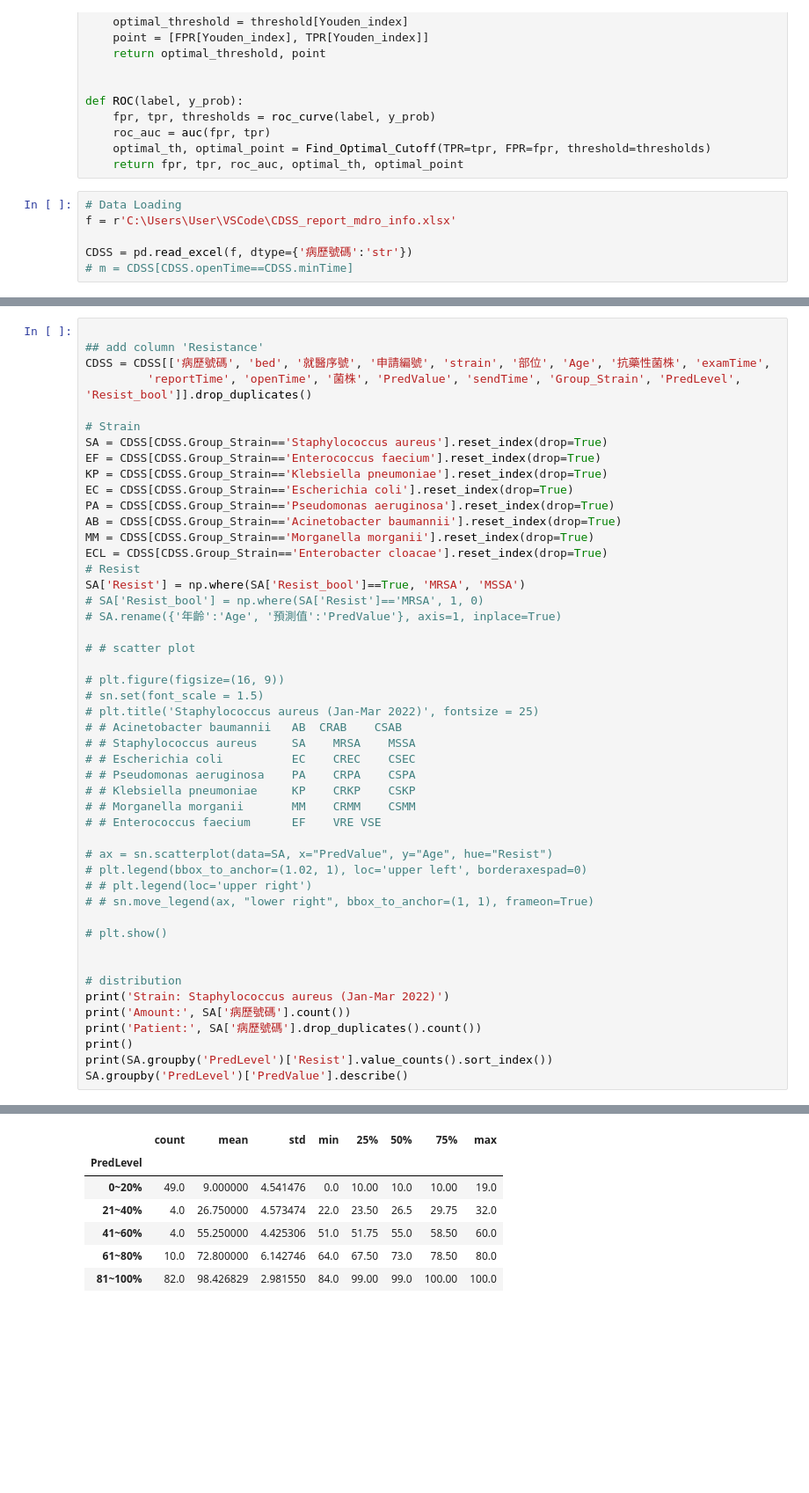
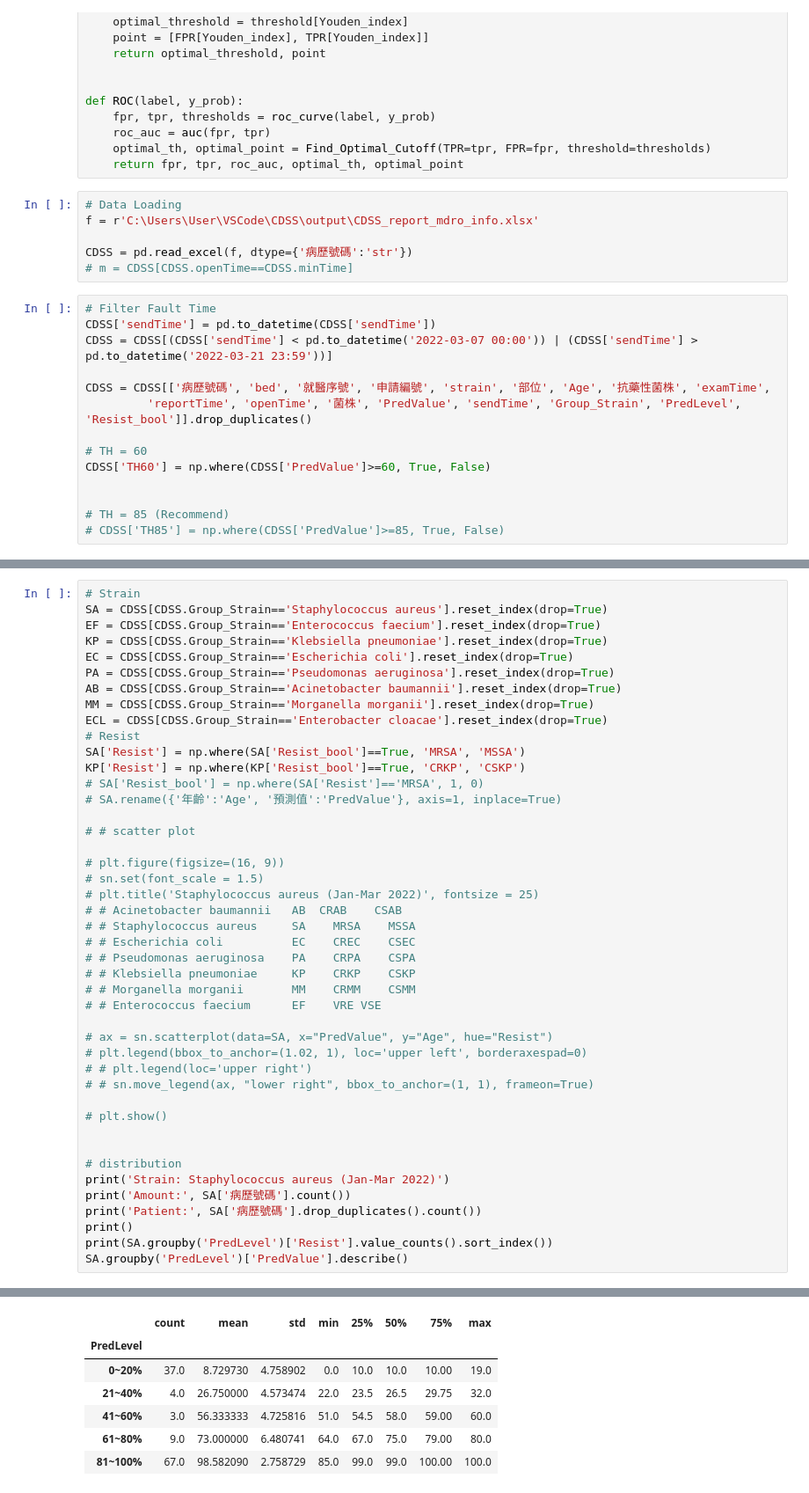
Before and after one commit to ChunWeiPeng/CMUH, a Jupyter notebook: CDSS_SA.ipynb, the cells around one changed output, grey strips where cells are left out. Shown at 88% size. Drawn from its saved outputs; the diff is of its cells as text; blank space fills up the shorter version.

```diff
--- a/CDSS_SA.ipynb
+++ b/CDSS_SA.ipynb
@@ -26,7 +26,21 @@ def ROC(label, y_prob):
     return fpr, tpr, roc_auc, optimal_th, optimal_point
 # %%
 # Data Loading
-f = r'C:\Users\User\VSCode\CDSS_report_mdro_info.xlsx'
+f = r'C:\Users\User\VSCode\CDSS\output\CDSS_report_mdro_info.xlsx'
 
 CDSS = pd.read_excel(f, dtype={'病歷號碼':'str'})
 # m = CDSS[CDSS.openTime==CDSS.minTime]
+# %%
+# Filter Fault Time
+CDSS['sendTime'] = pd.to_datetime(CDSS['sendTime'])
+CDSS = CDSS[(CDSS['sendTime'] < pd.to_datetime('2022-03-07 00:00')) | (CDSS['sendTime'] > pd.to_datetime('2022-03-21 23:59'))]
+
+CDSS = CDSS[['病歷號碼', 'bed', '就醫序號', '申請編號', 'strain', '部位', 'Age', '抗藥性菌株', 'examTime',
+         'reportTime', 'openTime', '菌株', 'PredValue', 'sendTime', 'Group_Strain', 'PredLevel', 'Resist_bool']].drop_duplicates()
+
+# TH = 60
+CDSS['TH60'] = np.where(CDSS['PredValue']>=60, True, False)
+
+
+# TH = 85 (Recommend)
+# CDSS['TH85'] = np.where(CDSS['PredValue']>=85, True, False)
@@ -44,10 +60,5 @@ Morganella morganii          9
 Name: Group_Strain, dtype: int64
 # %%
-
-## add column 'Resistance'
-CDSS = CDSS[['病歷號碼', 'bed', '就醫序號', '申請編號', 'strain', '部位', 'Age', '抗藥性菌株', 'examTime',
-         'reportTime', 'openTime', '菌株', 'PredValue', 'sendTime', 'Group_Strain', 'PredLevel', 'Resist_bool']].drop_duplicates()
-
 # Strain
 SA = CDSS[CDSS.Group_Strain=='Staphylococcus aureus'].reset_index(drop=True)
 EF = CDSS[CDSS.Group_Strain=='Enterococcus faecium'].reset_index(drop=True)
@@ -59,6 +70,7 @@ MM = CDSS[CDSS.Group_Strain=='Morganella morganii'].reset_index(drop=True)
 ECL = CDSS[CDSS.Group_Strain=='Enterobacter cloacae'].reset_index(drop=True)
 # Resist
 SA['Resist'] = np.where(SA['Resist_bool']==True, 'MRSA', 'MSSA')
+KP['Resist'] = np.where(KP['Resist_bool']==True, 'CRKP', 'CSKP')
 # SA['Resist_bool'] = np.where(SA['Resist']=='MRSA', 1, 0)
 # SA.rename({'年齡':'Age', '預測值':'PredValue'}, axis=1, inplace=True)
 
@@ -109,8 +121,8 @@ PredLevel  Resist
 Name: Resist, dtype: int64
 |  | count | mean | std | min | 25% | 50% | 75% | max |
 | PredLevel |  |  |  |  |  |  |  |  |
-| 0~20% | 49.0 | 9.000000 | 4.541476 | 0.0 | 10.00 | 10.0 | 10.00 | 19.0 |
-| 21~40% | 4.0 | 26.750000 | 4.573474 | 22.0 | 23.50 | 26.5 | 29.75 | 32.0 |
-| 41~60% | 4.0 | 55.250000 | 4.425306 | 51.0 | 51.75 | 55.0 | 58.50 | 60.0 |
-| 61~80% | 10.0 | 72.800000 | 6.142746 | 64.0 | 67.50 | 73.0 | 78.50 | 80.0 |
-| 81~100% | 82.0 | 98.426829 | 2.981550 | 84.0 | 99.00 | 99.0 | 100.00 | 100.0 |
+| 0~20% | 37.0 | 8.729730 | 4.758902 | 0.0 | 10.0 | 10.0 | 10.00 | 19.0 |
+| 21~40% | 4.0 | 26.750000 | 4.573474 | 22.0 | 23.5 | 26.5 | 29.75 | 32.0 |
+| 41~60% | 3.0 | 56.333333 | 4.725816 | 51.0 | 54.5 | 58.0 | 59.00 | 60.0 |
+| 61~80% | 9.0 | 73.000000 | 6.480741 | 64.0 | 67.0 | 75.0 | 79.00 | 80.0 |
+| 81~100% | 67.0 | 98.582090 | 2.758729 | 85.0 | 99.0 | 99.0 | 100.00 | 100.0 |
```
Also changed, not shown: parts of 36 cells of this notebook, 4 other files.
